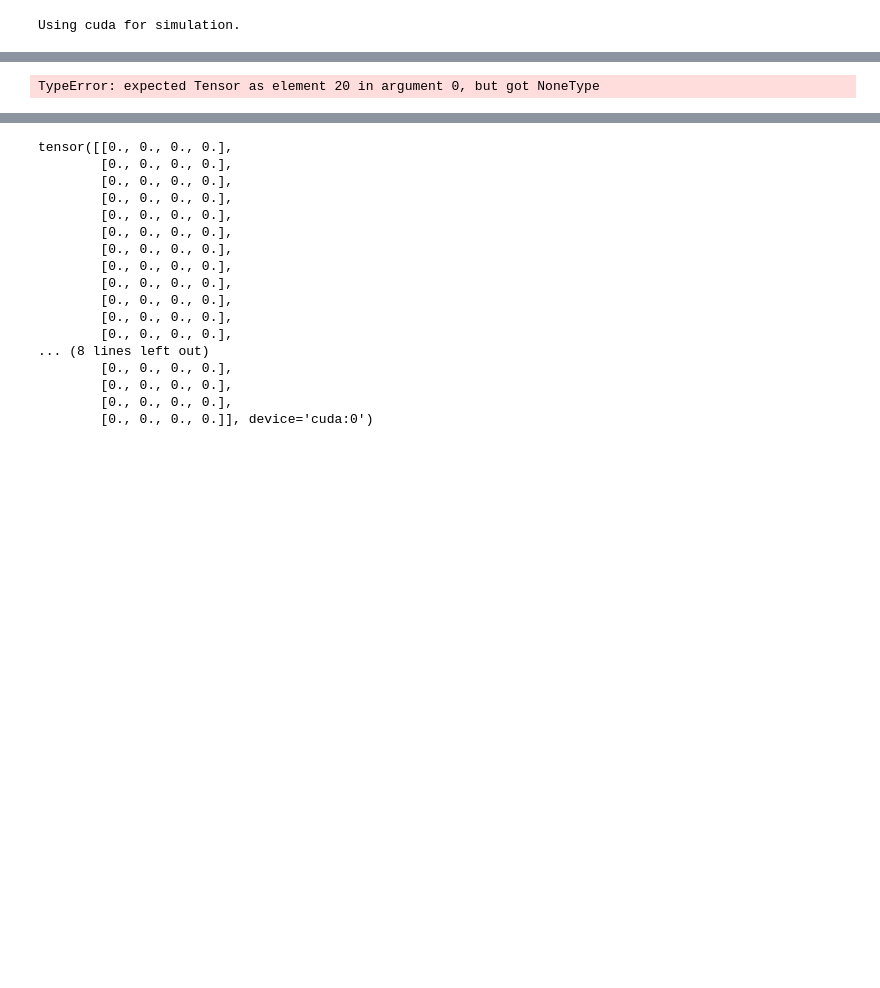
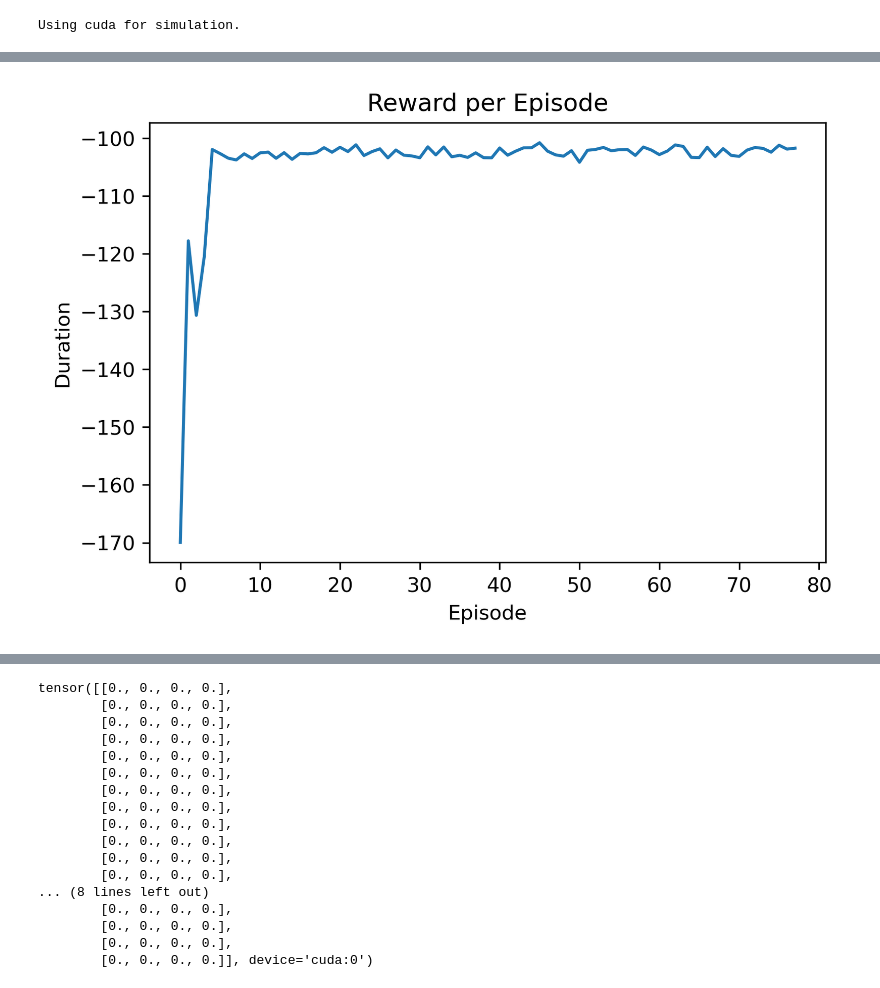
Before and after one commit to dabiged/RLPlayground, a Jupyter notebook: DDPG/BipedalWalker.ipynb, the cells around one changed output, grey strips where cells are left out. Drawn from its saved outputs; the diff is of its cells as text; code cells hidden in the pictures; blank space fills up the shorter version.

```diff
--- a/DDPG/BipedalWalker.ipynb
+++ b/DDPG/BipedalWalker.ipynb
@@ -426,9 +164,12 @@ def select_action(state, training=True):
     '''torch.tensor -> torch.tensor
 
     Chooses an epsilon-greedy action given an input state.'''
+
+#    eps_threshold = min(EPS_END + (EPS_START - EPS_END) * math.exp(-1. * steps_done / EPS_DECAY),1.0)
+
     action = policy_actor_net(state).detach()
     action = action.squeeze(0).cpu().numpy()
-    action += training * max(epsilon, epsilon_min) #* noise()
+    action += training * max(epsilon, epsilon_min) * rnoise.noise()
     action = np.clip(action, -1.0, 1.0)
     return action
 
@@ -464,20 +205,14 @@ def optimize_model():
     action_batch = torch.cat(batch.action)
     reward_batch = torch.cat(batch.reward)
     next_state_batch = torch.cat(batch.next_state)
+    isDone_batch = torch.cat(batch.isDone)
 
-    # Compute a mask of non-final states and concatenate the batch elements
-    non_final_mask = torch.tensor(tuple(map(lambda s: s is not None,
-                                          batch.next_state)), device=device, dtype=torch.bool)
-    non_final_next_states = torch.cat([s for s in batch.next_state
-                                                if s is not None])
 
-    # Compute A(s_{t+1}) for all next states.
-    next_action_batch = torch.zeros((BATCH_SIZE,n_actions), device=device)
-    next_action_batch[non_final_mask] = target_actor_net(non_final_next_states).detach()
+    next_action_batch = target_actor_net(next_state_batch).detach()
 
     target_q = target_critic_net(next_state_batch, next_action_batch).detach()
 
-    y_expected = reward_batch + gamma * target_q
+    y_expected = reward_batch + isDone_batch*gamma * target_q
     y_predicted = policy_critic_net.forward(state_batch, action_batch)
 
     # critic gradient
@@ -504,9 +260,7 @@ def optimize_model():
 '''
 ToDo:
 
-implement noise.
-
-
+implement Add epsilon noise values.
 '''
 
 # Get number of actions from gym action space
@@ -529,10 +283,12 @@ target_critic_net.load_state_dict(policy_critic_net.state_dict())
 target_actor_net.eval()
 target_critic_net.eval()
 
+rnoise=OUNoise(n_actions)
+
 actor_optimizer = optim.Adam(policy_actor_net.parameters(),lr=0.001)
 critic_optimizer = optim.Adam(policy_critic_net.parameters(),lr=0.001)
 # Initialise the memory object.
-memory = ReplayMemory(200000)
+memory = ReplayMemory(2000)
 memory.clear()
 
 steps_done = 0
@@ -554,27 +310,27 @@ gamma=0.99
 # How often do we update our policy network parameters (in steps)
 TARGET_UPDATE = 10
 # %%
-num_episodes = 10
+num_episodes = 50
 for i_episode in range(num_episodes):
     state = torch.from_numpy(np.cast['float32'](env.reset())).unsqueeze(0).to(device)
     TotalReward=0
     for t in count():
         action = select_action(state)
-
+        #print(action)
         next_state, reward, done, _ = env.step(action)
 
-        env.render()
+        #env.render()
         TotalReward+= reward
         action = torch.from_numpy(np.cast['float32'](action)).unsqueeze(0).to(device)
         next_state = torch.from_numpy(np.cast['float32'](next_state)).unsqueeze(0).to(device)
         reward = torch.tensor([reward], device=device,dtype=torch.float32).unsqueeze(0)
 
         if not done:
-            next_state = next_state
+            isDone = 0
         else:
-            next_state = None
-
-        memory.push(state, action, next_state, reward)
+            isDone = 1
+        isDone = torch.tensor([isDone], device=device,dtype=torch.float32).unsqueeze(0)
+        memory.push(state, action, next_state, reward, isDone)
         state = next_state
 
         # Perform one step of the optimization (on the target network)
@@ -583,6 +339,7 @@ for i_episode in range(num_episodes):
         if done:
             episode_durations.append(t + 1)
             reward_values.append(TotalReward)
+            plot_reward(reward_values)
             break
 
    # if i_episode % TARGET_UPDATE == 0:
@@ -594,5 +351,5 @@ print('Complete')
 env.close()
 #plt.ioff()
 #plt.show()
-#plot_reward()
+plot_reward(reward_values)
 # %% [output]
@@ -616 +357 @@ Warning: We do not have enough history in memory to optimize our network
-TypeError: expected Tensor as element 20 in argument 0, but got NoneType
+[figure, added]
```
Also changed, not shown: parts of 13 cells of this notebook.
